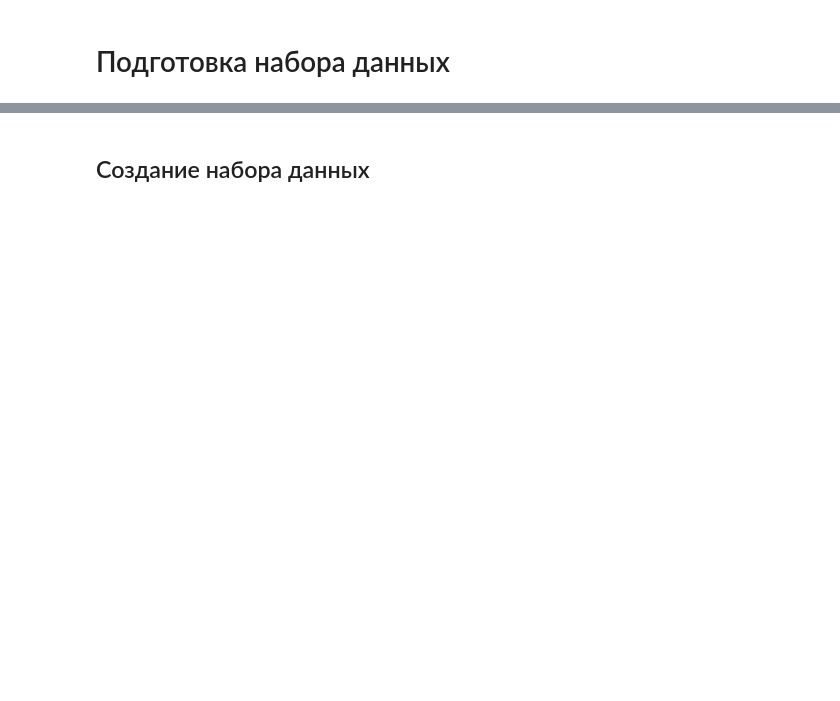
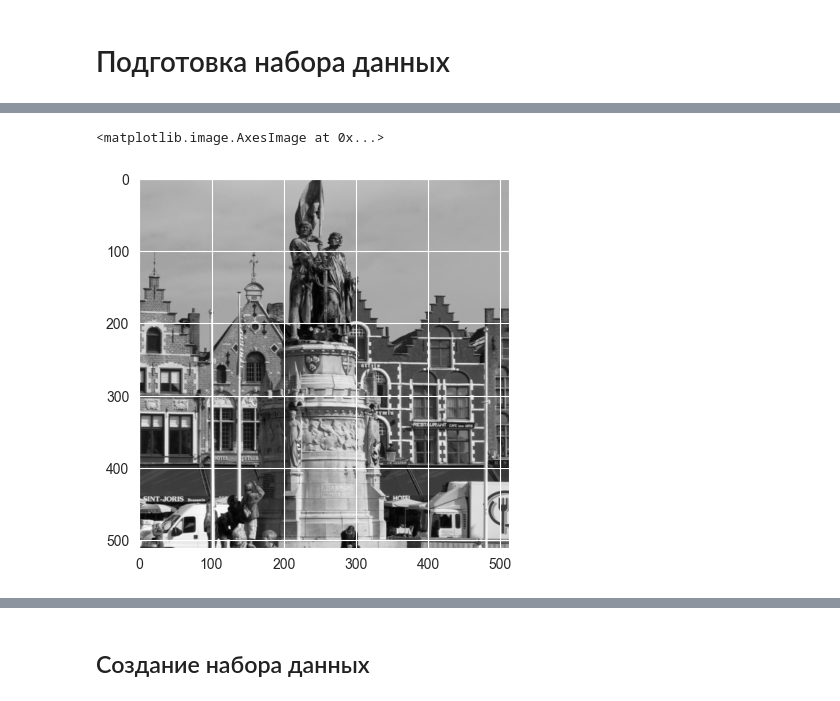
Before and after one commit to neekeetoz/ml-for-sec-lab2, a Jupyter notebook: create_dataset.ipynb, the cells around one changed output, grey strips where cells are left out. Drawn from its saved outputs; the diff is of its cells as text; code cells hidden in the pictures; blank space fills up the shorter version.

```diff
--- a/create_dataset.ipynb
+++ b/create_dataset.ipynb
@@ -283,0 +47,7 @@ Wall time: 1.42 s
+# %%
+im = Image.open(f'{IMAGES_DIR}/Image00001.tif')
+image = np.array(im)
+plt.imshow(image, cmap='gray')
+# %% [output]
+<matplotlib.image.AxesImage at 0x...>
+[figure, added]
```
Also changed, not shown: parts of 37 cells of this notebook.
